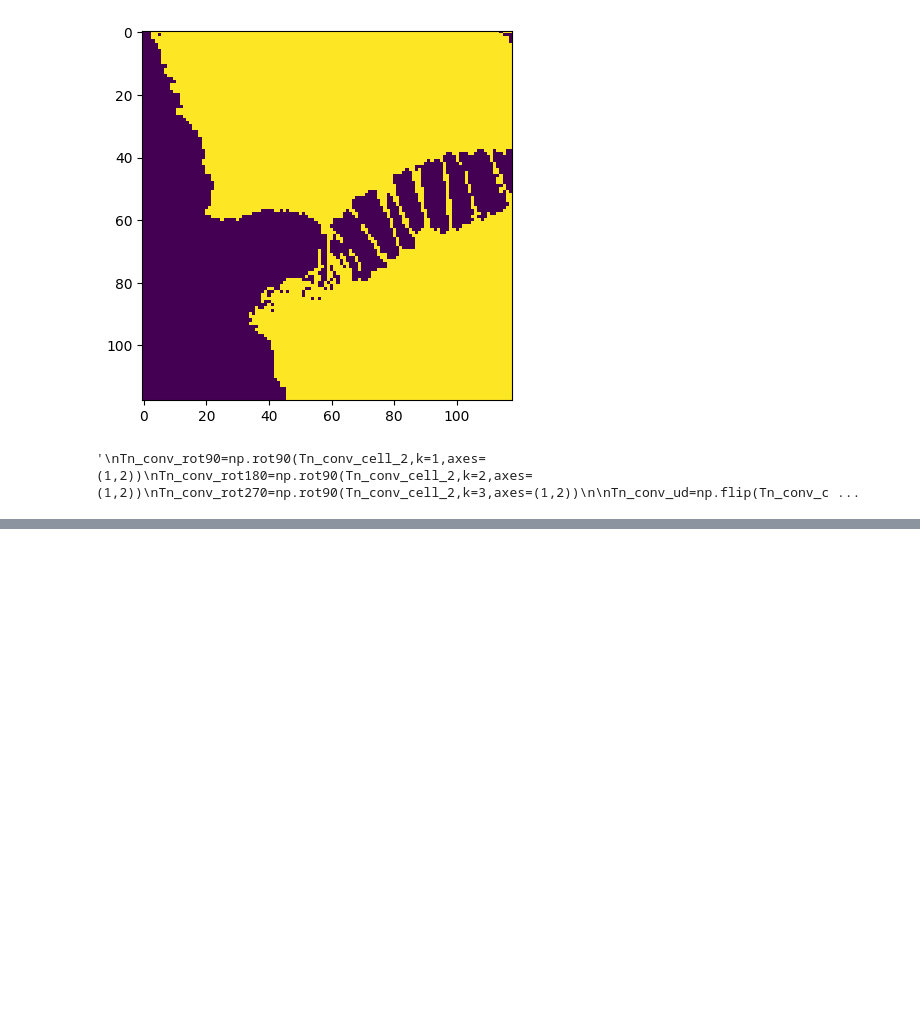
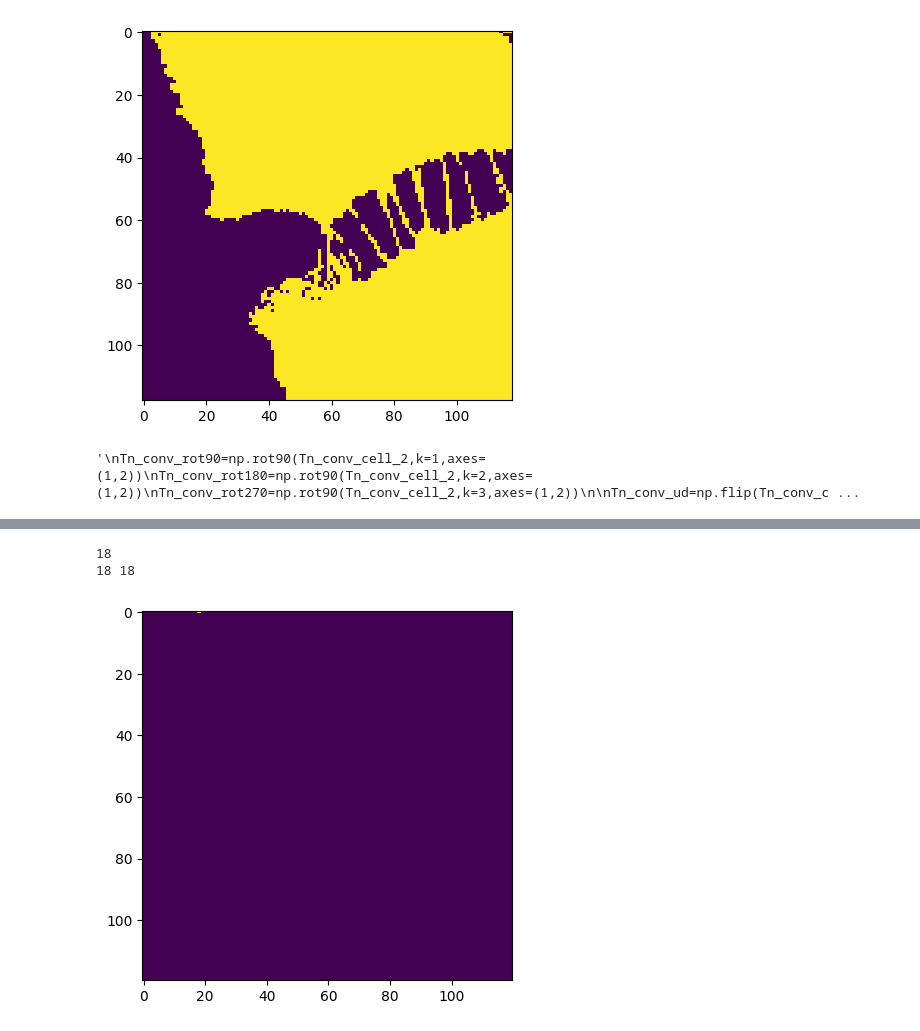
Before and after one commit to mcanoibec/fast_smart_scanning, a Jupyter notebook: work_directory/other_examples/script optimizado de verdad ultimo plssss.ipynb, the cells around one changed output, grey strips where cells are left out. Drawn from its saved outputs; the diff is of its cells as text; code cells hidden in the pictures; blank space fills up the shorter version.

```diff
--- a/work_directory/other_examples/script optimizado de verdad ultimo plssss.ipynb
+++ b/work_directory/other_examples/script optimizado de verdad ultimo plssss.ipynb
@@ -481,3 +493,23 @@ init_pattern=np.column_stack((x_coord, y_coord))
+# %%
+y_coord, x_coord= np.unravel_index(recon_index, (nu_dim, nu_dim))
+init_pattern=np.column_stack((y_coord, x_coord))
+
+test=np.zeros((120**2))
+test[recon_index[0]]=1
+test=test.reshape(120,120)
+plt.figure()
+plt.imshow(test)
+test[y_coord[0],x_coord[0]]=2
+plt.imshow(test)
+print(x_coord[0])
+
+new_vec = np.ravel_multi_index((y_coord,x_coord),(nu_dim,nu_dim))
+
+print(recon_index[0],new_vec[0])
+# %% [output]
+18
+18 18
+[figure, added]
 # %%
 
 erd_model_to_load = Path.cwd().parent / 'training/cameraman/c_2/erd_model_relu.pkl'
```
Also changed, not shown: parts of 15 cells of this notebook, 9 other files.
